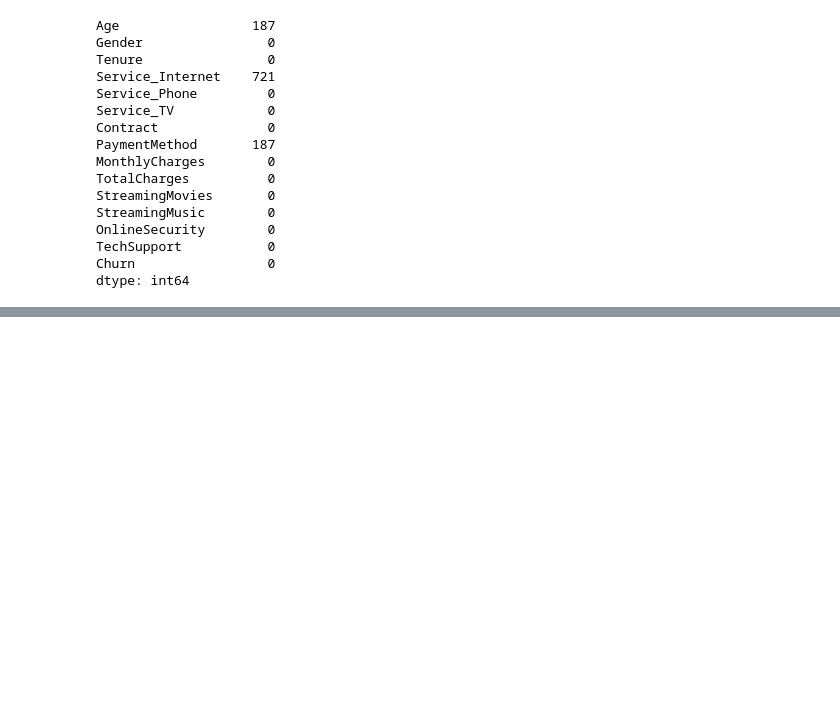
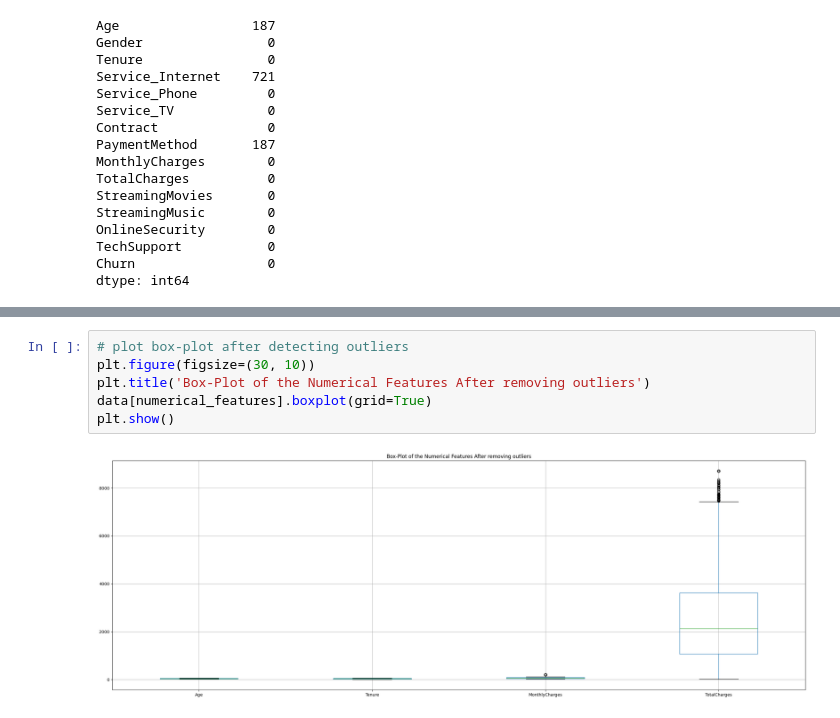
Before and after one commit to Sahil101202/MachineLearning, a Jupyter notebook: src/01.ipynb, the cells around one changed output, grey strips where cells are left out. Drawn from its saved outputs; the diff is of its cells as text; blank space fills up the shorter version.

```diff
--- a/src/01.ipynb
+++ b/src/01.ipynb
@@ -109,0 +200,8 @@ dtype: int64
+# %%
+# plot box-plot after detecting outliers
+plt.figure(figsize=(30, 10))
+plt.title('Box-Plot of the Numerical Features After removing outliers')
+data[numerical_features].boxplot(grid=True)
+plt.show()
+# %% [output]
+[figure, added]
```
Also changed, not shown: parts of 16 cells of this notebook, 8 other files.
